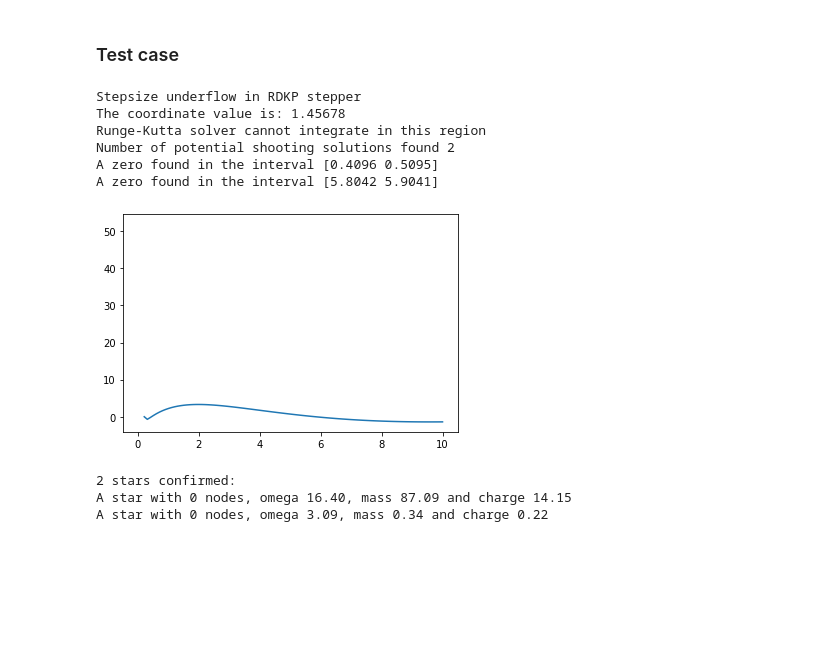
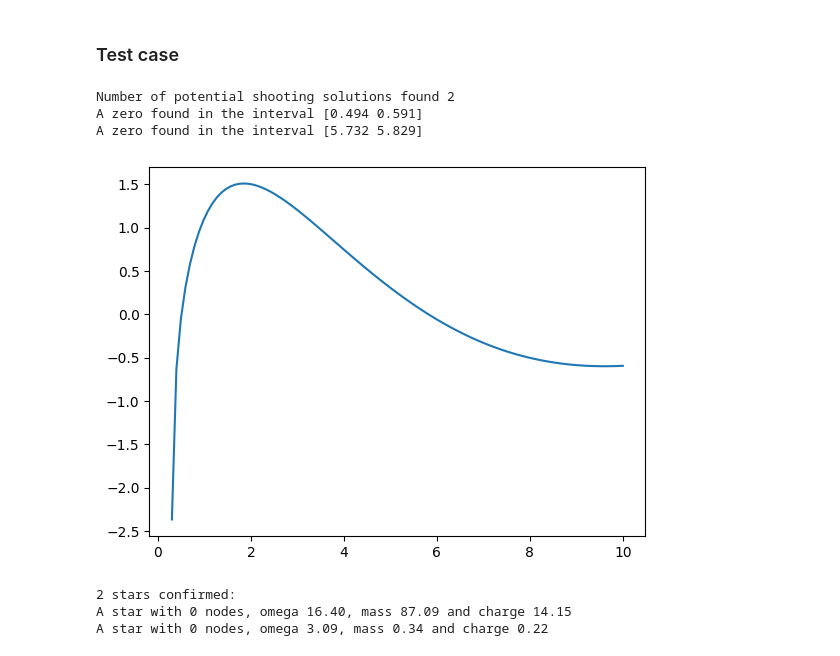
Before and after one commit to sukhovn/AdS_BS_shooting, a Jupyter notebook: BoseStar.ipynb, the cells around one changed output. Drawn from its saved outputs; the diff is of its cells as text; code cells hidden in the pictures; blank space fills up the shorter version.

```diff
--- a/BoseStar.ipynb
+++ b/BoseStar.ipynb
@@ -88,6 +88,10 @@ class Tracer:
     def __init__(self, d=3, l=1.0, el=0.0, kappa=1.0, mass=0.0, **kwargs):
         if 'pert_frequencies' in kwargs:
             self.pert_frequencies = kwargs.pop('pert_frequencies')
+            if 'pert_npoints' in kwargs:
+                self.pert_npoints = kwargs.pop('pert_npoints')
+            else:
+                self.pert_npoints = 40
 
         self.kwargs = kwargs
         self.d = d
@@ -117,7 +121,7 @@ class Tracer:
                     try:
                         solver.shoot_for_omega(omega_range=omega_range)
                         if(hasattr(self, 'pert_frequencies')):
-                            solver.get_perturbation_modes_frequencies(nmodes = self.pert_frequencies)
+                            solver.get_perturbation_modes_frequencies(nmodes = self.pert_frequencies, npoints=self.pert_npoints)
                     except RuntimeError:
                         hp.unblock()
                         print('phi0 explored', phi0)
@@ -156,7 +160,7 @@ class Tracer:
                 try:
                     solver.shoot_for_omega(omega_range=omega_range)
                     if(hasattr(self, 'pert_frequencies')):
-                        solver.get_perturbation_modes_frequencies(nmodes = self.pert_frequencies)
+                        solver.get_perturbation_modes_frequencies(nmodes = self.pert_frequencies, npoints=self.pert_npoints)
                 except RuntimeError:
                     hp.unblock()
                     print('phi0 explored', phi0)
@@ -475,19 +479,16 @@ class Explorer:
 # %% [markdown]
 ### Test case
 # %%
-expl = Explorer(d=3, l=1.0, kappa=1.0, el=2, mass=0.0, phi0=1.0)
+expl = Explorer(d=3, l=1.0, kappa=1.0, el=2.0, mass=0.0, phi0=1.0)
 
 ax = plt.subplot()
-expl.scan_omega_range(0.01, 10.0, ax=ax, xrange = [0.0001, 1.5])
+expl.scan_omega_range(0.3, 10.0, ax=ax, xrange = [0.0001, 1.4])
 plt.show()
 # %% [output]
-Stepsize underflow in RDKP stepper
-The coordinate value is: 1.45678
-Runge-Kutta solver cannot integrate in this region
 Number of potential shooting solutions found 2
-A zero found in the interval [0.4096 0.5095]
-A zero found in the interval [5.8042 5.9041]
+A zero found in the interval [0.494 0.591]
+A zero found in the interval [5.732 5.829]
-[figure, old version]
+[figure, new version]
 # %%
 expl.explore_zeros_by_shooting()
 # %% [output]
```
Also changed, not shown: parts of 21 cells of this notebook, 4 other files.
